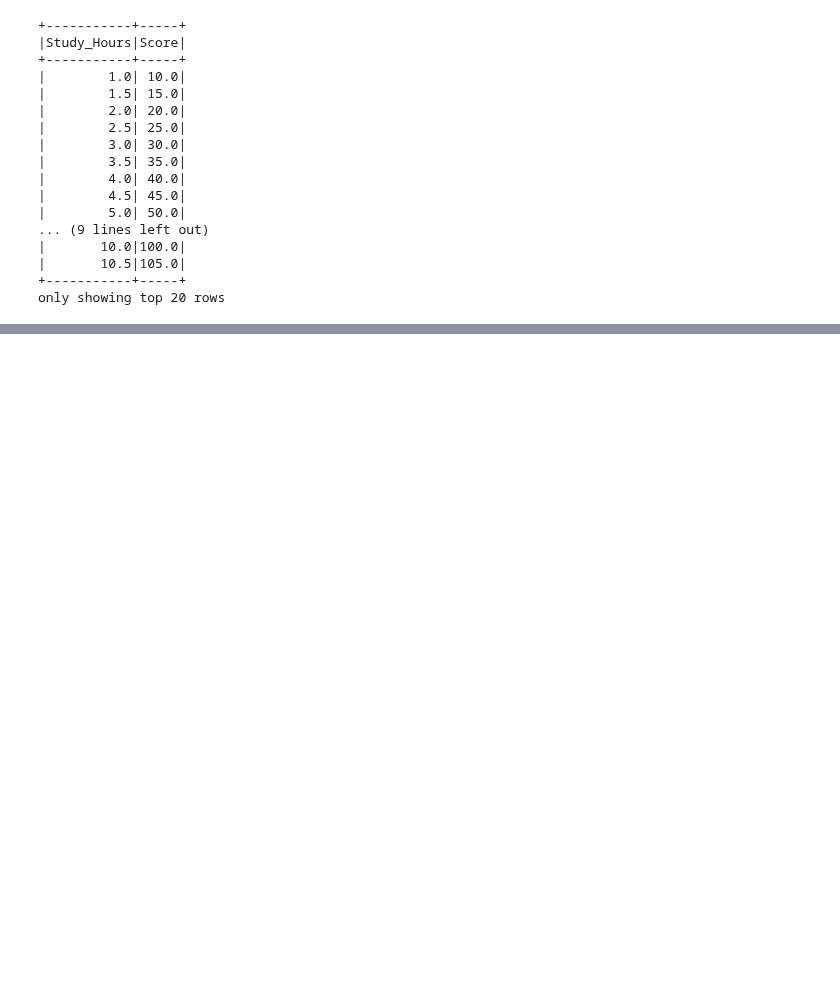
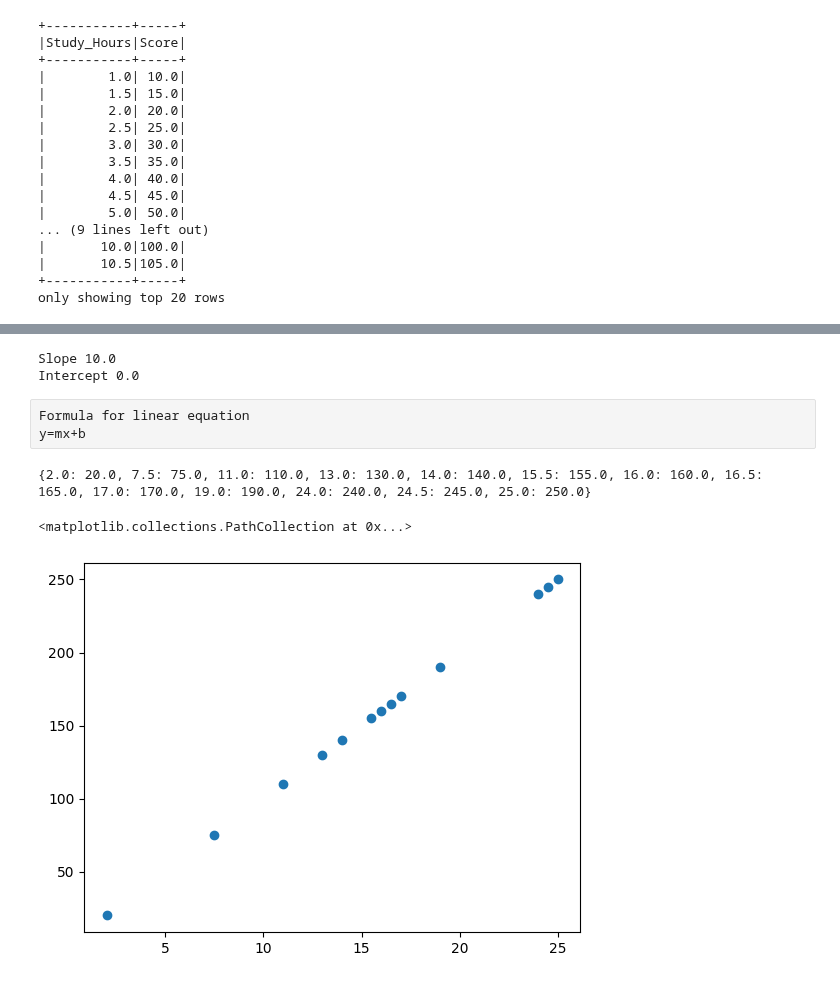
Before and after one commit to Ckchaitresh/Python, a Jupyter notebook: Pyspark_Exercise2 26-12-2024.ipynb, the cells around one changed output, grey strips where cells are left out. Saved outputs shown, nothing was run; the diff lists cells and outputs as text; code cells hidden in the pictures; blank space fills up the shorter version.

```diff
--- a/Pyspark_Exercise2 24-12-2024.ipynb
+++ b/Pyspark_Exercise2 26-12-2024.ipynb
@@ -476,2 +543,57 @@ plt.scatter(df_panda['Score'],df_panda['prediction'])
 # %%
 spark.stop()
+# %%
+
+data = [
+    (1.0, 10.0), (1.5, 15.0), (2.0, 20.0), (2.5, 25.0), (3.0, 30.0),
+    (3.5, 35.0), (4.0, 40.0), (4.5, 45.0), (5.0, 50.0), (5.5, 55.0),
+    (6.0, 60.0), (6.5, 65.0), (7.0, 70.0), (7.5, 75.0), (8.0, 80.0),
+    (8.5, 85.0), (9.0, 90.0), (9.5, 95.0), (10.0, 100.0), (10.5, 105.0),
+    (11.0, 110.0), (11.5, 115.0), (12.0, 120.0), (12.5, 125.0), (13.0, 130.0),
+    (13.5, 135.0), (14.0, 140.0), (14.5, 145.0), (15.0, 150.0), (15.5, 155.0),
+    (16.0, 160.0), (16.5, 165.0), (17.0, 170.0), (17.5, 175.0), (18.0, 180.0),
+    (18.5, 185.0), (19.0, 190.0), (19.5, 195.0), (20.0, 200.0), (20.5, 205.0),
+    (21.0, 210.0), (21.5, 215.0), (22.0, 220.0), (22.5, 225.0), (23.0, 230.0),
+    (23.5, 235.0), (24.0, 240.0), (24.5, 245.0), (25.0, 250.0), (25.5, 255.0)
+]
+
+
+x = [point[0] for point in data]
+y = [point[1] for point in data]
+
+N = len(data)
+sum_x = sum(x)
+sum_y = sum(y)
+sum_xy = sum(xi * yi for xi, yi in zip(x, y))
+sum_x2 = sum(xi ** 2 for xi in x)
+
+
+m = (N * sum_xy - sum_x * sum_y) / (N * sum_x2 - sum_x ** 2)
+b = (sum_y - m * sum_x) / N
+
+print("Slope {0}".format(m))
+print("Intercept {0}".format(b))
+# %% [output]
+Slope 10.0
+Intercept 0.0
+# %% [raw]
+Formula for linear equation
+y=mx+b
+# %%
+Scores={}
+def predict(x,m,b):
+    y=m*x+b
+    Scores[float(x)]=float(y)
+
+for i in df_panda['features']:
+    predict(i[0],m,b)
+
+
+print(Scores)
+# %% [output]
+{2.0: 20.0, 7.5: 75.0, 11.0: 110.0, 13.0: 130.0, 14.0: 140.0, 15.5: 155.0, 16.0: 160.0, 16.5: 165.0, 17.0: 170.0, 19.0: 190.0, 24.0: 240.0, 24.5: 245.0, 25.0: 250.0}
+# %%
+plt.scatter(Scores.keys(),Scores.values())
+# %% [output]
+<matplotlib.collections.PathCollection at 0x...>
+[figure, added]
```
Also changed, not shown: parts of 10 cells of this notebook, 4 other files.
